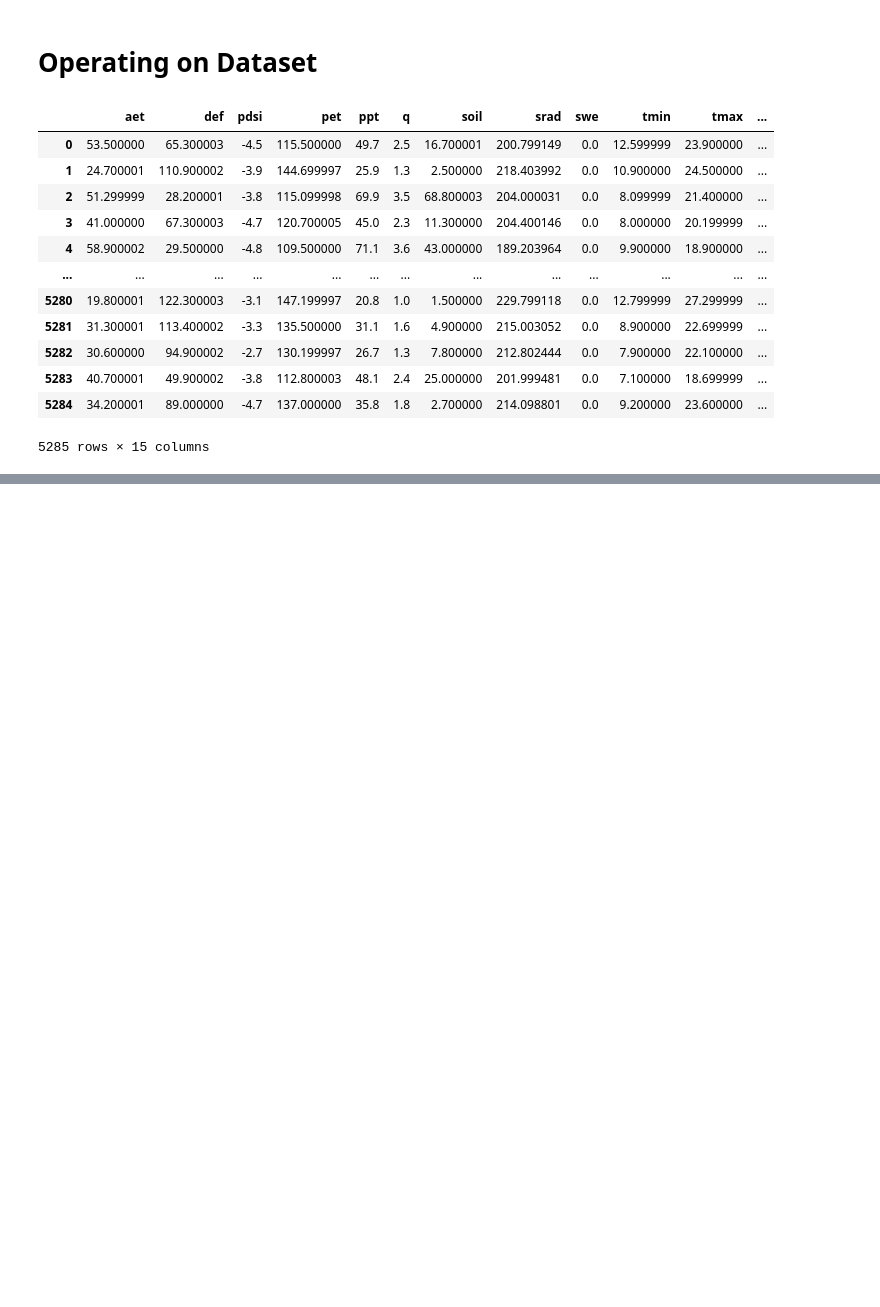
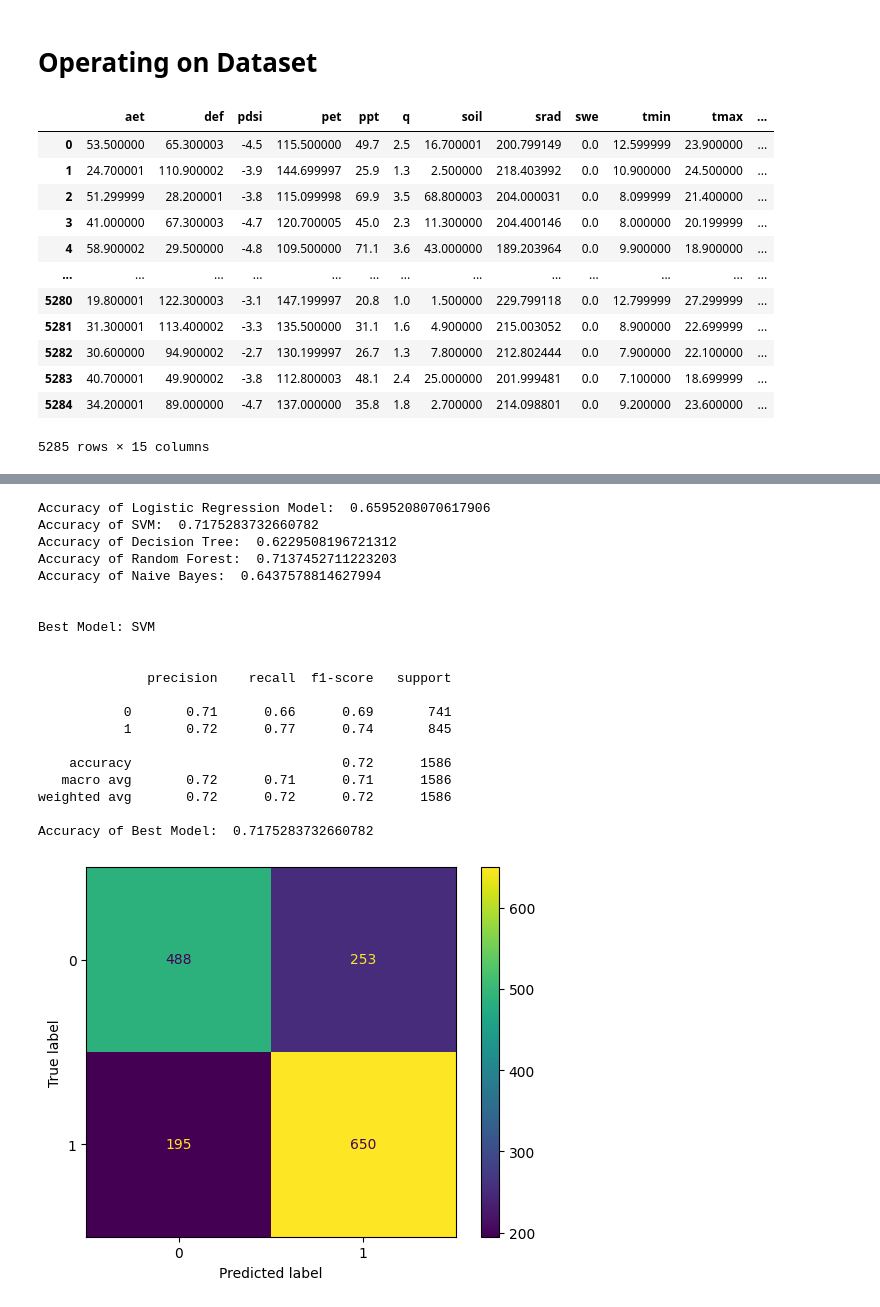
Before and after one commit to d47kumar/Biodiversity-Challenge, a Jupyter notebook: model.ipynb, the cells around one changed output, grey strips where cells are left out. Drawn from its saved outputs; the diff is of its cells as text; code cells hidden in the pictures; blank space fills up the shorter version.

```diff
--- a/model.ipynb
+++ b/model.ipynb
@@ -352,0 +457,24 @@ model_data
+# %%
+bool_lr, bool_svm, bool_dt, bool_rf, bool_nb = best_binary_classifier(model_data)
+# %% [output]
+Accuracy of Logistic Regression Model:  0.6595208070617906
+Accuracy of SVM:  0.7175283732660782
+Accuracy of Decision Tree:  0.6229508196721312
+Accuracy of Random Forest:  0.7137452711223203
+Accuracy of Naive Bayes:  0.6437578814627994
+
+
+Best Model: SVM
+
+
+              precision    recall  f1-score   support
+
+           0       0.71      0.66      0.69       741
+           1       0.72      0.77      0.74       845
+
+    accuracy                           0.72      1586
+   macro avg       0.72      0.71      0.71      1586
+weighted avg       0.72      0.72      0.72      1586
+
+Accuracy of Best Model:  0.7175283732660782
+[figure, added]
```
Also changed, not shown: parts of 12 cells of this notebook, 1 other file.
